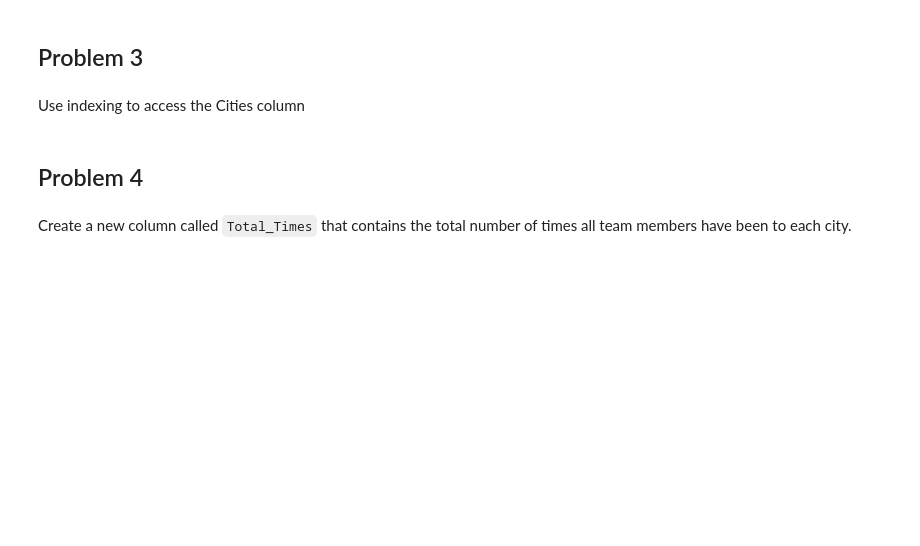
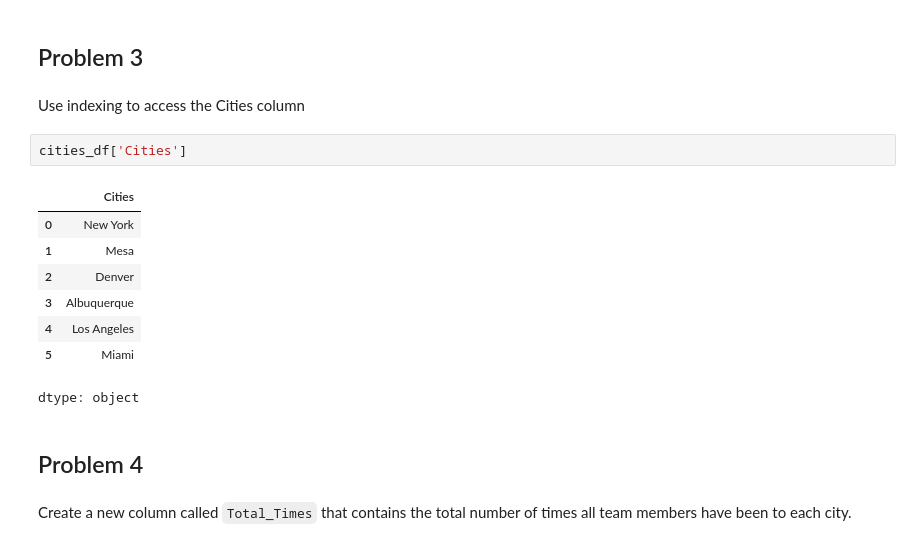
Before and after one commit to cyeef/Data-Science-Portfolio-C21-, a Jupyter notebook: Exercises/5b-Pandas.Exercise.ipynb, the cells around one changed output. Saved outputs shown, nothing was run; the diff lists cells and outputs as text; blank space fills up the shorter version.

```diff
--- a/Exercises/5b-Pandas.Exercise.ipynb
+++ b/Exercises/5b-Pandas.Exercise.ipynb
@@ -21,6 +79,17 @@ Use the `.describe()` and `.info()` methods on your data frame
 ## Problem 3
 # %% [markdown]
 Use indexing to access the Cities column
+# %%
+cities_df['Cities']
+# %% [output]
+|  | Cities |
+| 0 | New York |
+| 1 | Mesa |
+| 2 | Denver |
+| 3 | Albuquerque |
+| 4 | Los Angeles |
+| 5 | Miami |
+dtype: object
 # %% [markdown]
 ## Problem 4
 # %% [markdown]
```
Also changed, not shown: parts of 10 cells of this notebook.
